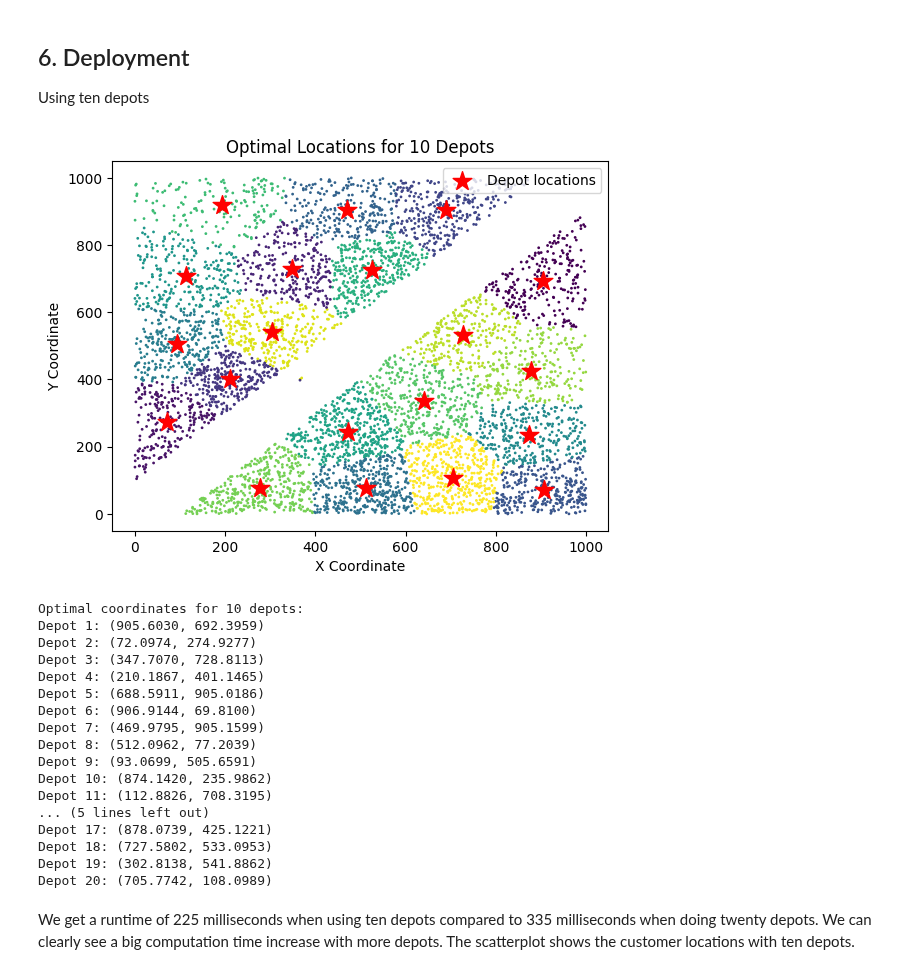
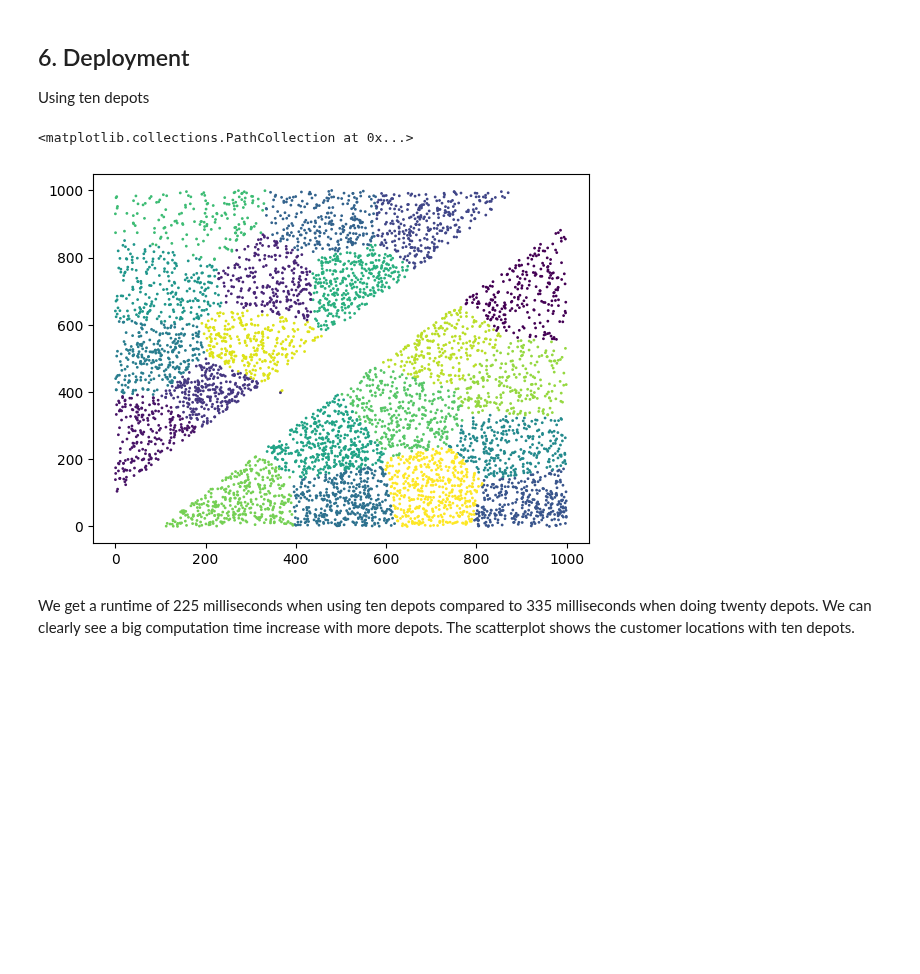
Before and after one commit to SamuliLam/dkko, a Jupyter notebook: clusteringandassociationrulemining.ipynb, the cells around one changed output. Saved outputs shown, nothing was run; the diff lists cells and outputs as text; code cells hidden in the pictures; blank space fills up the shorter version.

Commit message:
removed additional ten depot locations

```diff
--- a/clusteringandassociationrulemining.ipynb
+++ b/clusteringandassociationrulemining.ipynb
@@ -130,44 +130,13 @@ Using ten depots
 # %%
 clusters = model.predict(df)
 
 df_with_clusters = df.copy()
 df_with_clusters['depot'] = clusters
 
 plt.scatter(df_with_clusters['x'], df_with_clusters['y'], c=df_with_clusters['depot'], s=1)
-
-# Plot the depot locations (cluster centers) with a larger marker
-plt.scatter(model.cluster_centers_[:, 0], model.cluster_centers_[:, 1],
-            c='red', marker='*', s=200, label='Depot locations')
-
-plt.title('Optimal Locations for 10 Depots')
-plt.xlabel('X Coordinate')
-plt.ylabel('Y Coordinate')
-plt.legend()
-plt.show()
-
-# Print the optimal depot coordinates
-print("Optimal coordinates for 10 depots:")
-for i, coords in enumerate(model.cluster_centers_):
-    print(f"Depot {i+1}: ({coords[0]:.4f}, {coords[1]:.4f})")
 # %% [output]
+<matplotlib.collections.PathCollection at 0x...>
-[figure, old version]
+[figure, new version]
-Optimal coordinates for 10 depots:
-Depot 1: (905.6030, 692.3959)
-Depot 2: (72.0974, 274.9277)
-Depot 3: (347.7070, 728.8113)
-Depot 4: (210.1867, 401.1465)
-Depot 5: (688.5911, 905.0186)
-Depot 6: (906.9144, 69.8100)
-Depot 7: (469.9795, 905.1599)
-Depot 8: (512.0962, 77.2039)
-Depot 9: (93.0699, 505.6591)
-Depot 10: (874.1420, 235.9862)
-Depot 11: (112.8826, 708.3195)
-... (5 lines left out)
-Depot 17: (878.0739, 425.1221)
-Depot 18: (727.5802, 533.0953)
-Depot 19: (302.8138, 541.8862)
-Depot 20: (705.7742, 108.0989)
 # %% [markdown]
 We get a runtime of 225 milliseconds when using ten depots compared to 335 milliseconds when doing twenty depots. We can clearly see a big computation time increase with more depots. The scatterplot shows the customer locations with ten depots.
 # %% [markdown]
```
